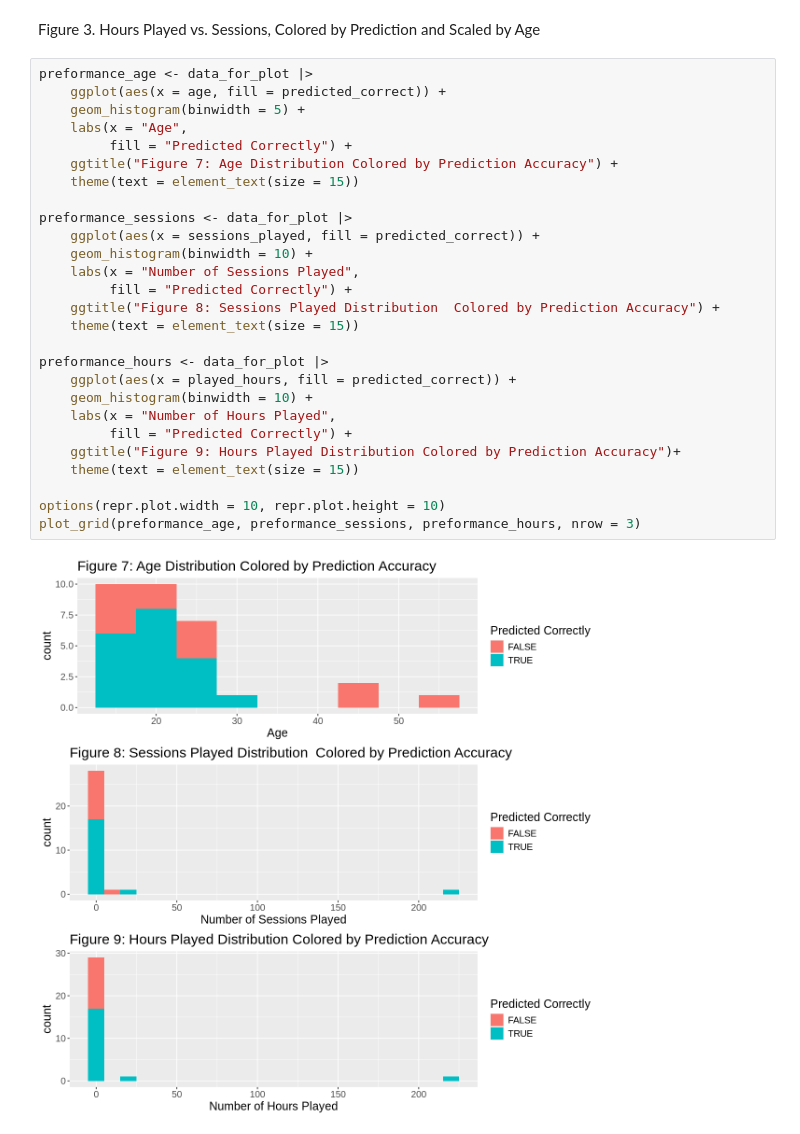
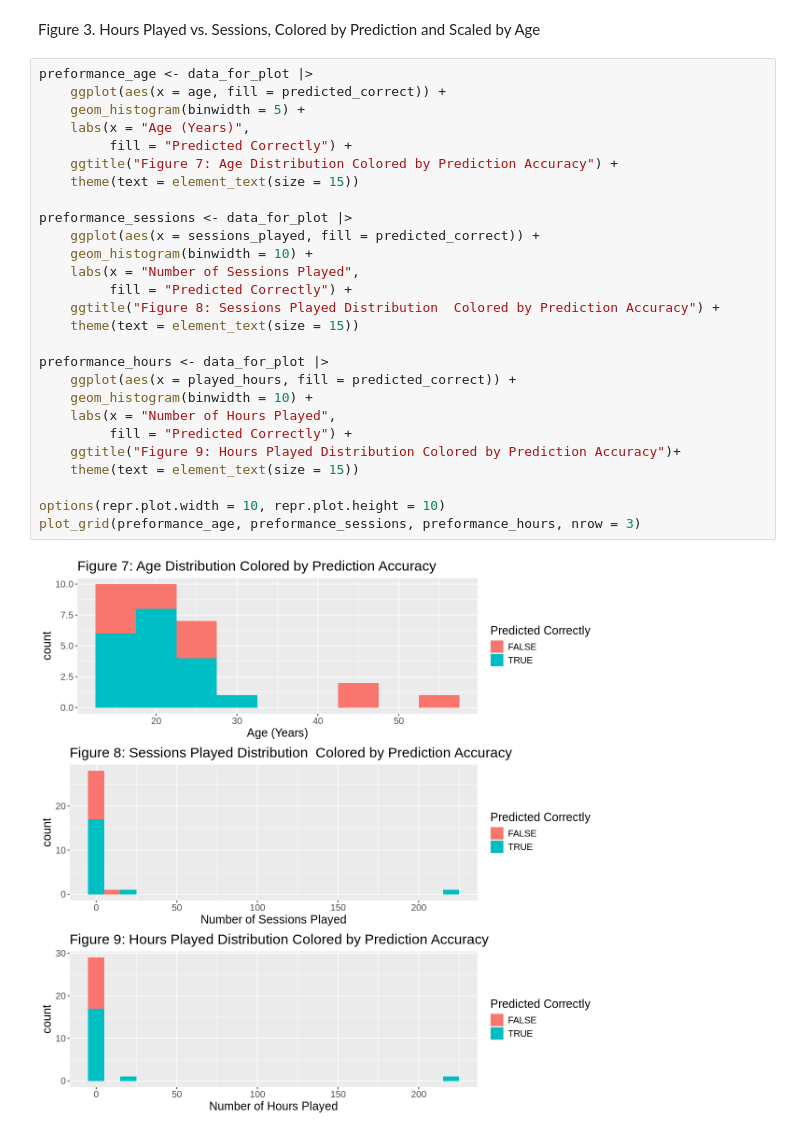
Before and after one commit to kendra2070/group_project, a Jupyter notebook: project_16.ipynb, the cells around one changed output. Saved outputs shown, nothing was run; the diff lists cells and outputs as text.

Commit message:
Added graph specific details to discussion

```diff
--- a/project_16.ipynb
+++ b/project_16.ipynb
@@ -327,32 +327,32 @@ Figure 3. Hours Played vs. Sessions, Colored by Prediction and Scaled by Age
 # %%
 preformance_age <- data_for_plot |>
     ggplot(aes(x = age, fill = predicted_correct)) +
     geom_histogram(binwidth = 5) +
-    labs(x = "Age",
+    labs(x = "Age (Years)",
          fill = "Predicted Correctly") +
     ggtitle("Figure 7: Age Distribution Colored by Prediction Accuracy") +
     theme(text = element_text(size = 15))
 
 preformance_sessions <- data_for_plot |>
     ggplot(aes(x = sessions_played, fill = predicted_correct)) +
     geom_histogram(binwidth = 10) +
     labs(x = "Number of Sessions Played",
          fill = "Predicted Correctly") +
     ggtitle("Figure 8: Sessions Played Distribution  Colored by Prediction Accuracy") +
     theme(text = element_text(size = 15))
 
 preformance_hours <- data_for_plot |>
     ggplot(aes(x = played_hours, fill = predicted_correct)) +
     geom_histogram(binwidth = 10) +
     labs(x = "Number of Hours Played",
          fill = "Predicted Correctly") +
     ggtitle("Figure 9: Hours Played Distribution Colored by Prediction Accuracy")+
     theme(text = element_text(size = 15))
 
 options(repr.plot.width = 10, repr.plot.height = 10)
 plot_grid(preformance_age, preformance_sessions, preformance_hours, nrow = 3)
 # %% [output]
-[figure, old version]
+[figure, new version]
 # %% [markdown]
 ## Discussion
 
```
Also changed, not shown: parts of 1 cell of this notebook.
